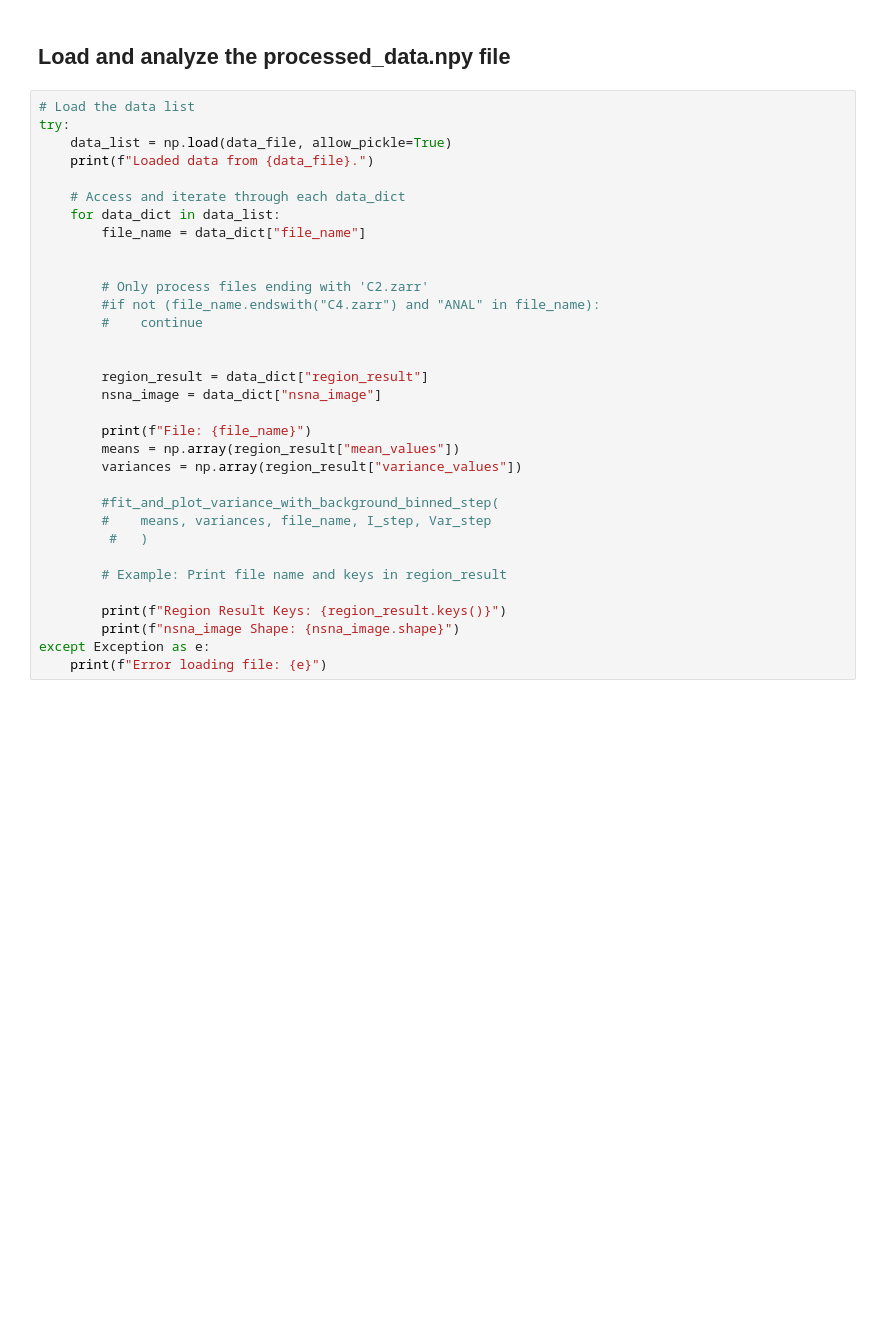
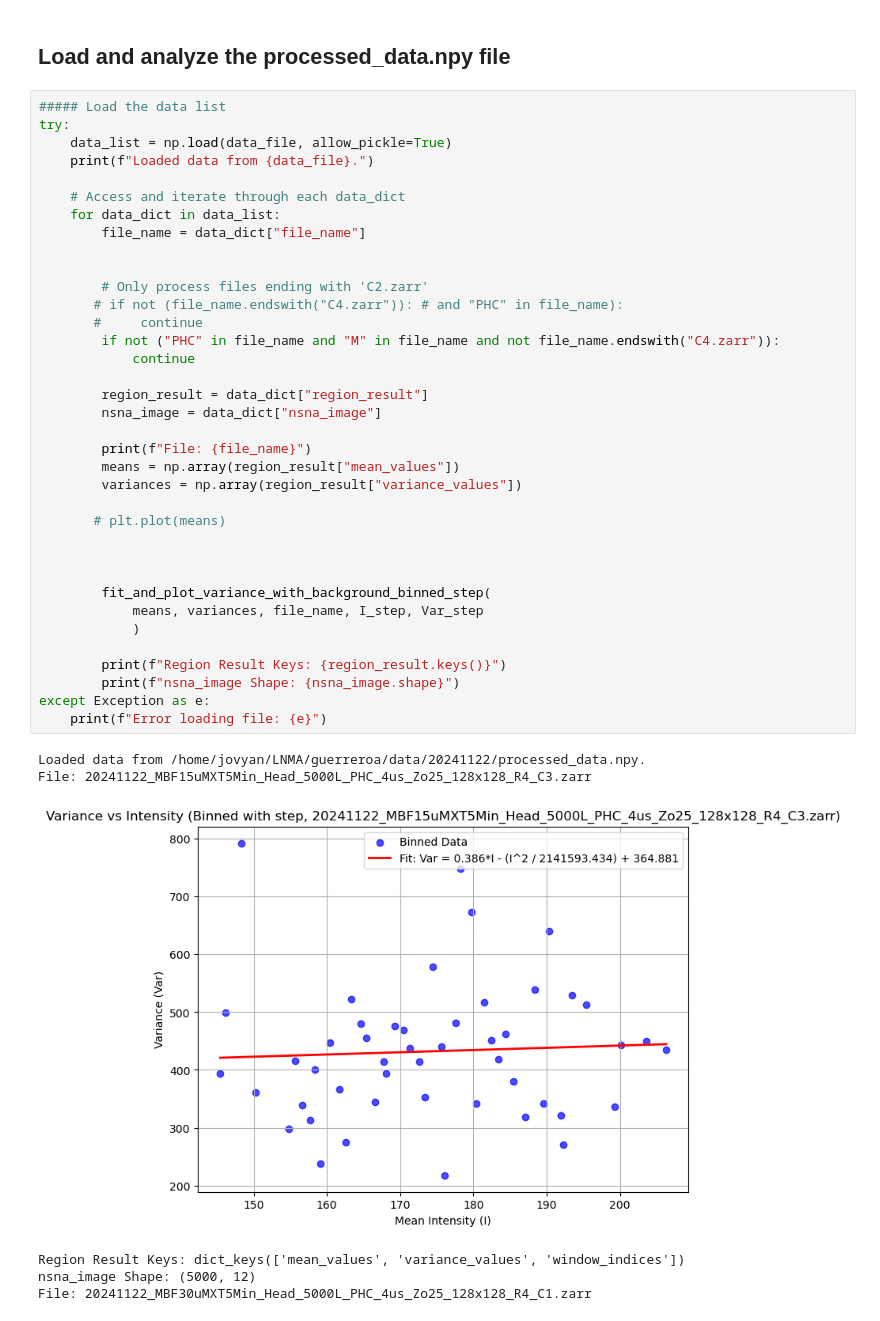
Before and after one commit to adanog/SingleChannelSperm, a Jupyter notebook: 07_Integrated Analysis.ipynb, the cells around one changed output. Drawn from its saved outputs; the diff is of its cells as text; blank space fills up the shorter version.

```diff
--- a/07_Integrated Analysis.ipynb
+++ b/07_Integrated Analysis.ipynb
@@ -15,36 +142,46 @@ I_step= 1
 Var_step= 1
 # %% [markdown]
 ## Load and analyze the processed_data.npy file
-# %%
-# Load the data list
-try:
-    data_list = np.load(data_file, allow_pickle=True)
-    print(f"Loaded data from {data_file}.")
-
-    # Access and iterate through each data_dict
-    for data_dict in data_list:
-        file_name = data_dict["file_name"]
-
-
-        # Only process files ending with 'C2.zarr'
-        #if not (file_name.endswith("C4.zarr") and "ANAL" in file_name):
-        #    continue
-
-
-        region_result = data_dict["region_result"]
-        nsna_image = data_dict["nsna_image"]
-
-        print(f"File: {file_name}")
-        means = np.array(region_result["mean_values"])
-        variances = np.array(region_result["variance_values"])
-
-        #fit_and_plot_variance_with_background_binned_step(
-        #    means, variances, file_name, I_step, Var_step
-         #   )
-
-        # Example: Print file name and keys in region_result
-
-        print(f"Region Result Keys: {region_result.keys()}")
-        print(f"nsna_image Shape: {nsna_image.shape}")
-except Exception as e:
-    print(f"Error loading file: {e}")
+# %%
+##### Load the data list
+try:
+    data_list = np.load(data_file, allow_pickle=True)
+    print(f"Loaded data from {data_file}.")
+
+    # Access and iterate through each data_dict
+    for data_dict in data_list:
+        file_name = data_dict["file_name"]
+
+
+        # Only process files ending with 'C2.zarr'
+       # if not (file_name.endswith("C4.zarr")): # and "PHC" in file_name):
+       #     continue
+        if not ("PHC" in file_name and "M" in file_name and not file_name.endswith("C4.zarr")):
+            continue
+
+        region_result = data_dict["region_result"]
+        nsna_image = data_dict["nsna_image"]
+
+        print(f"File: {file_name}")
+        means = np.array(region_result["mean_values"])
+        variances = np.array(region_result["variance_values"])
+
+       # plt.plot(means)
+
+
+
+        fit_and_plot_variance_with_background_binned_step(
+            means, variances, file_name, I_step, Var_step
+            )
+
+        print(f"Region Result Keys: {region_result.keys()}")
+        print(f"nsna_image Shape: {nsna_image.shape}")
+except Exception as e:
+    print(f"Error loading file: {e}")
+# %% [output]
+Loaded data from /home/jovyan/LNMA/guerreroa/data/20241122/processed_data.npy.
+File: 20241122_MBF15uMXT5Min_Head_5000L_PHC_4us_Zo25_128x128_R4_C3.zarr
+[figure, added]
+Region Result Keys: dict_keys(['mean_values', 'variance_values', 'window_indices'])
+nsna_image Shape: (5000, 12)
+File: 20241122_MBF30uMXT5Min_Head_5000L_PHC_4us_Zo25_128x128_R4_C1.zarr
```
Also changed, not shown: parts of 5 cells of this notebook.
